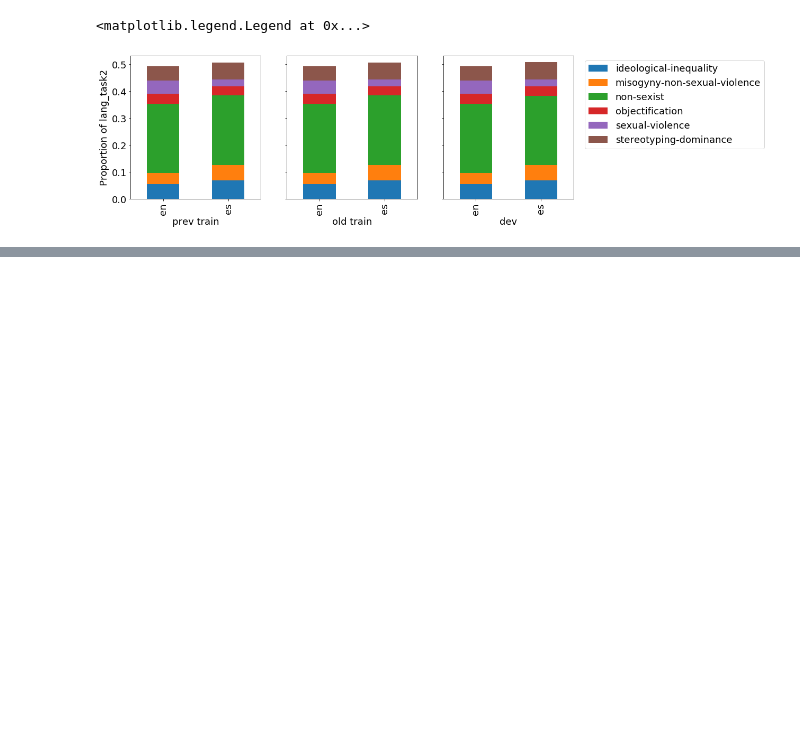
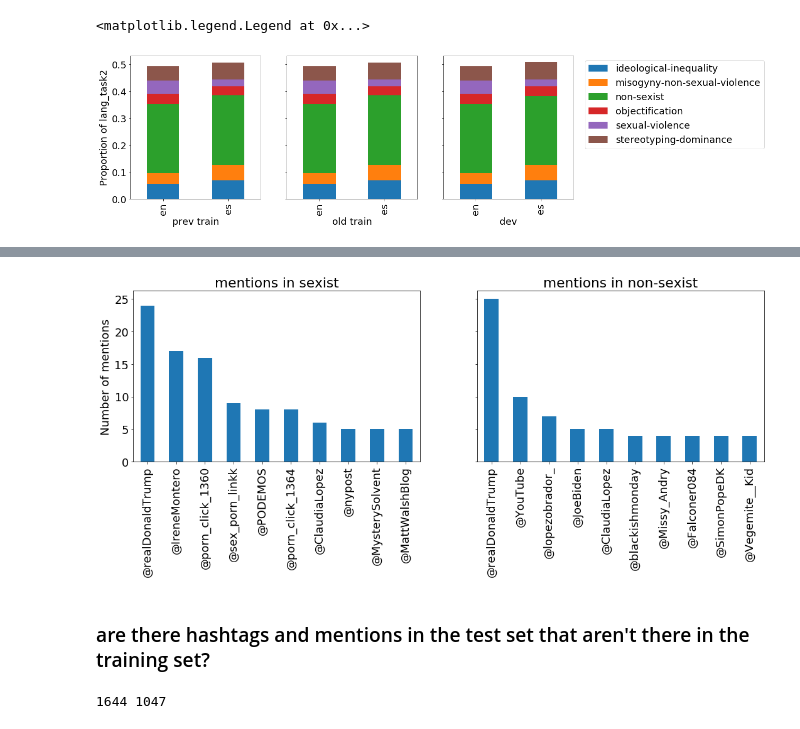
Before and after one commit to gesiscss/s_exist, a Jupyter notebook: explore and split data.ipynb, the cells around one changed output, grey strips where cells are left out. Drawn from its saved outputs; the diff is of its cells as text; code cells hidden in the pictures; blank space fills up the shorter version.

```diff
--- a/explore and split data.ipynb
+++ b/explore and split data.ipynb
@@ -98,0 +111,19 @@ dev.to_csv(DATA_ROOT+"training/EXIST2021_translated_new_dev.tsv", sep = "\t", in
+# %%
+fig, ax = plt.subplots(1, 2, figsize = (18, 5), sharey = True)
+
+for n, val in enumerate(['sexist', 'non-sexist']):
+    train_sexist = train[train['task1'] == val]
+    train_sexist['text'].str.extractall(r'(\@\w+)')[0].value_counts()[:10].plot(kind = 'bar', ax = ax[n])
+    ax[n].set_title("mentions in %s" %val)
+    ax[n].set_ylabel("Number of mentions")
+# %% [output]
+[figure, added]
+# %% [markdown]
+### are there hashtags and mentions in the test set that aren't there in the training set?
+# %%
+train_hashtags = train['text'].str.extractall(r'(\#\w+)')[0].value_counts().keys()
+test_hashtags = test['text'].str.extractall(r'(\#\w+)')[0].value_counts().keys()
+
+print(len(set(train_hashtags)- set(test_hashtags)), len(set(test_hashtags)- set(train_hashtags)))
+# %% [output]
+1644 1047
```
Also changed, not shown: parts of 4 cells of this notebook, 2 other files.
